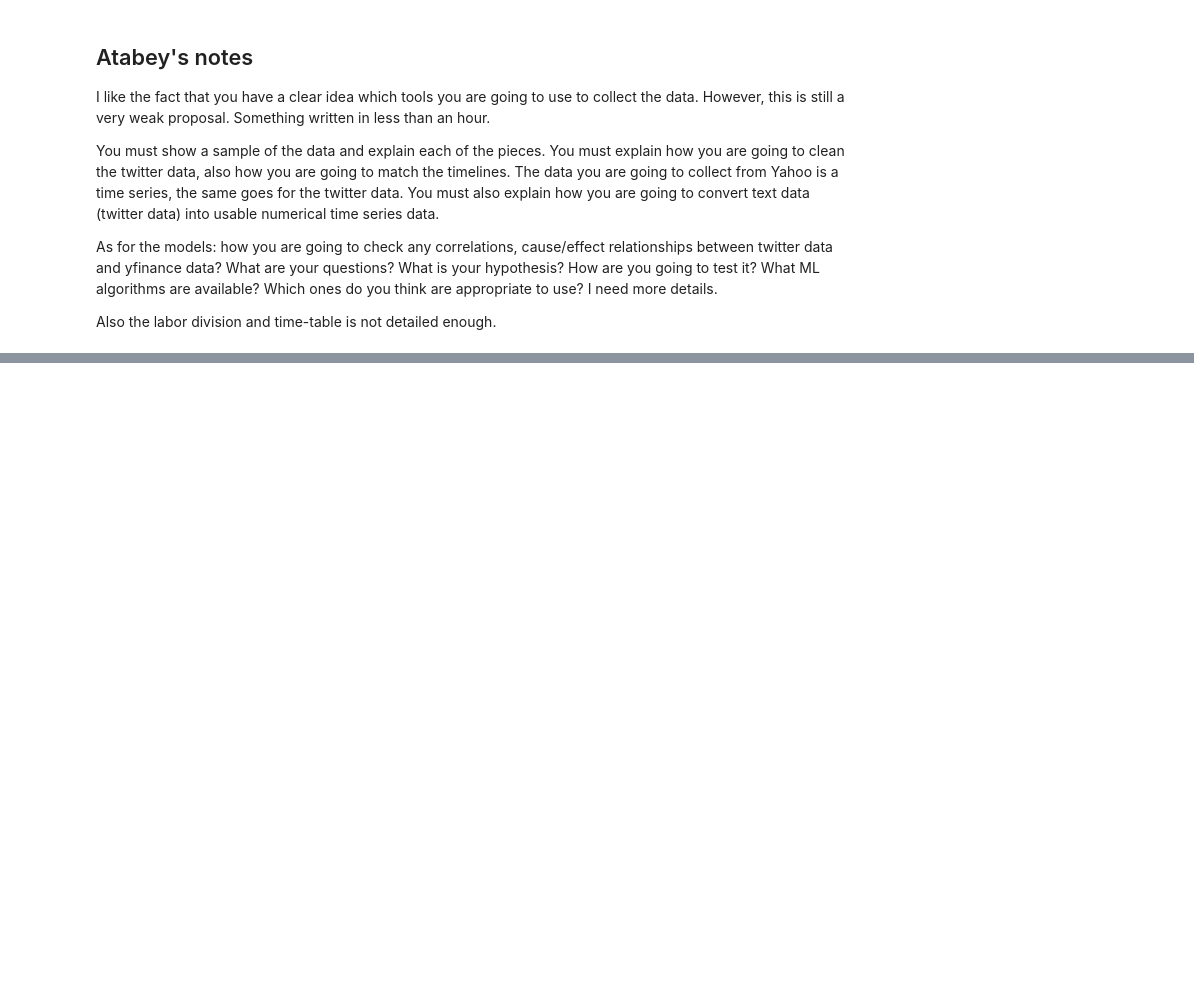
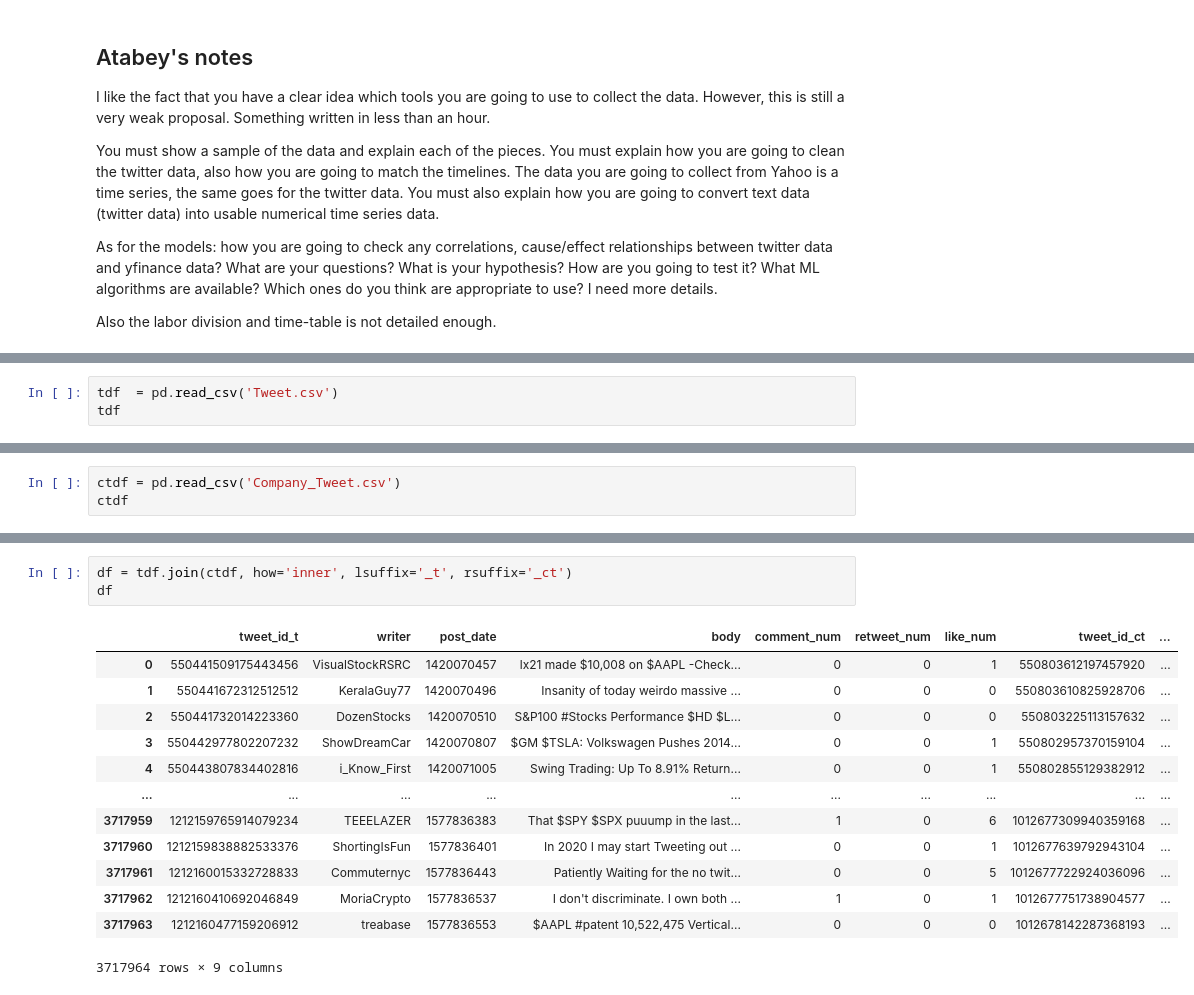
Before and after one commit to uzaykaradag/stock-sentiment-analysis, a Jupyter notebook: Final_Project_Proposal.ipynb, the cells around one changed output, grey strips where cells are left out. Cells and saved outputs as stored; diff of their text form; blank space fills up the shorter version.

```diff
--- a/Final_Project_Proposal.ipynb
+++ b/Final_Project_Proposal.ipynb
@@ -101,0 +64,3 @@ For sentiment analysis, we will use the Vader library. Following data preprocess
+# %%
+tdf  = pd.read_csv('Tweet.csv')
+tdf
@@ -101,0 +81,3 @@ For sentiment analysis, we will use the Vader library. Following data preprocess
+# %%
+ctdf = pd.read_csv('Company_Tweet.csv')
+ctdf
@@ -101,0 +98,17 @@ For sentiment analysis, we will use the Vader library. Following data preprocess
+# %%
+df = tdf.join(ctdf, how='inner', lsuffix='_t', rsuffix='_ct')
+df
+# %% [output]
+|  | tweet_id_t | writer | post_date | body | comment_num | retweet_num | like_num | tweet_id_ct | ... |
+| 0 | 550441509175443456 | VisualStockRSRC | 1420070457 | lx21 made $10,008 on $AAPL -Check... | 0 | 0 | 1 | 550803612197457920 | ... |
+| 1 | 550441672312512512 | KeralaGuy77 | 1420070496 | Insanity of today weirdo massive ... | 0 | 0 | 0 | 550803610825928706 | ... |
+| 2 | 550441732014223360 | DozenStocks | 1420070510 | S&P100 #Stocks Performance $HD $L... | 0 | 0 | 0 | 550803225113157632 | ... |
+| 3 | 550442977802207232 | ShowDreamCar | 1420070807 | $GM $TSLA: Volkswagen Pushes 2014... | 0 | 0 | 1 | 550802957370159104 | ... |
+| 4 | 550443807834402816 | i_Know_First | 1420071005 | Swing Trading: Up To 8.91% Return... | 0 | 0 | 1 | 550802855129382912 | ... |
+| ... | ... | ... | ... | ... | ... | ... | ... | ... | ... |
+| 3717959 | 1212159765914079234 | TEEELAZER | 1577836383 | That $SPY $SPX puuump in the last... | 1 | 0 | 6 | 1012677309940359168 | ... |
+| 3717960 | 1212159838882533376 | ShortingIsFun | 1577836401 | In 2020 I may start Tweeting out ... | 0 | 0 | 1 | 1012677639792943104 | ... |
+| 3717961 | 1212160015332728833 | Commuternyc | 1577836443 | Patiently Waiting for the no twit... | 0 | 0 | 5 | 1012677722924036096 | ... |
+| 3717962 | 1212160410692046849 | MoriaCrypto | 1577836537 | I don't discriminate. I own both ... | 1 | 0 | 1 | 1012677751738904577 | ... |
+| 3717963 | 1212160477159206912 | treabase | 1577836553 | $AAPL #patent 10,522,475 Vertical... | 0 | 0 | 0 | 1012678142287368193 | ... |
+3717964 rows × 9 columns
```
Also changed, not shown: parts of 21 cells of this notebook.
